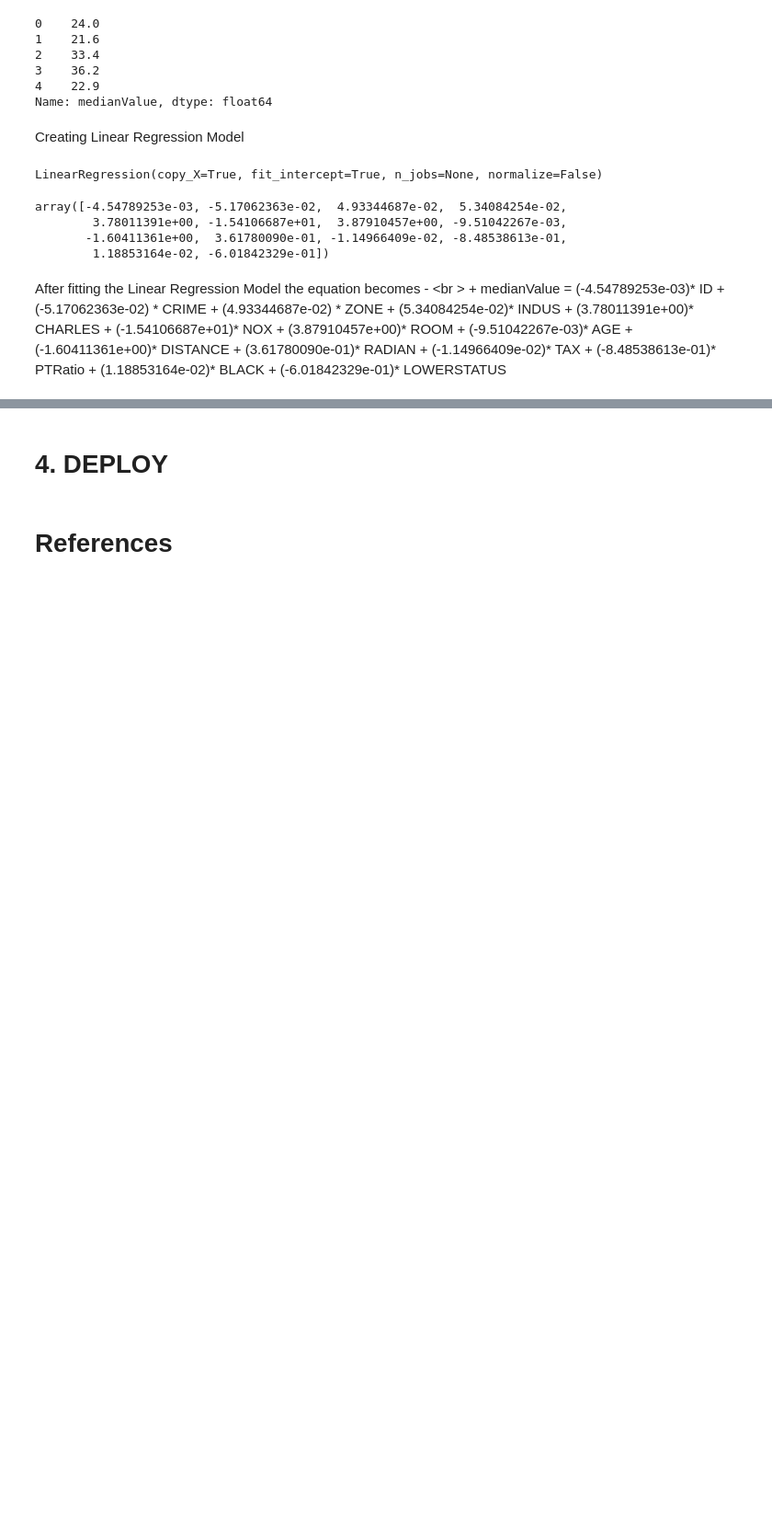
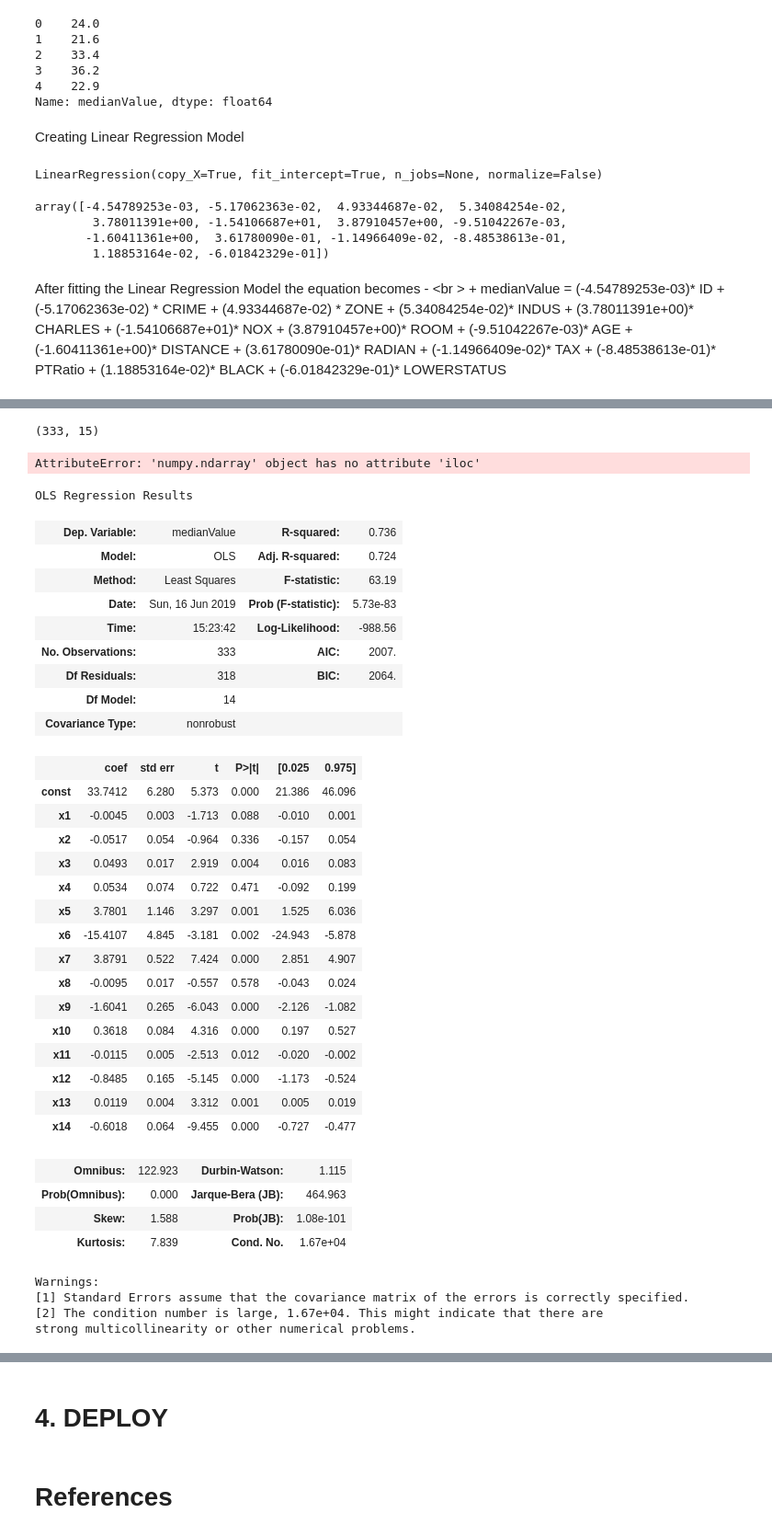
Before and after one commit to varushij/Boston-Housing, a Jupyter notebook: Boston Housing Prices.ipynb, the cells around one changed output, grey strips where cells are left out. Shown at 92% size. Drawn from its saved outputs; the diff is of its cells as text; code cells hidden in the pictures; blank space fills up the shorter version.

```diff
--- a/Boston Housing Prices.ipynb
+++ b/Boston Housing Prices.ipynb
@@ -271,0 +301,3 @@ After fitting the Linear Regression Model the equation becomes -  <br \>
+# %%
+opt_features = statsmodels.tools.add_constant(features)
+opt_features.head()
@@ -271,0 +311,47 @@ After fitting the Linear Regression Model the equation becomes -  <br \>
+# %%
+opt_features.shape
+# %% [output]
+(333, 15)
+# %%
+opt_features = opt_features.iloc[:,:].values
+# %% [output]
+AttributeError: 'numpy.ndarray' object has no attribute 'iloc'
+# %%
+opt_features = opt_features[:,[0,1,2,3,4,5,6,7,8,9,10,11,12,13,14]]
+lr_OLS = sm.OLS(endog = target, exog = opt_features).fit()
+lr_OLS.summary()
+# %% [output]
+OLS Regression Results
+| Dep. Variable: | medianValue | R-squared: | 0.736 |
+| Model: | OLS | Adj. R-squared: | 0.724 |
+| Method: | Least Squares | F-statistic: | 63.19 |
+| Date: | Sun, 16 Jun 2019 | Prob (F-statistic): | 5.73e-83 |
+| Time: | 15:23:42 | Log-Likelihood: | -988.56 |
+| No. Observations: | 333 | AIC: | 2007. |
+| Df Residuals: | 318 | BIC: | 2064. |
+| Df Model: | 14 |  |  |
+| Covariance Type: | nonrobust |  |  |
+|  | coef | std err | t | P>|t| | [0.025 | 0.975] |
+| const | 33.7412 | 6.280 | 5.373 | 0.000 | 21.386 | 46.096 |
+| x1 | -0.0045 | 0.003 | -1.713 | 0.088 | -0.010 | 0.001 |
+| x2 | -0.0517 | 0.054 | -0.964 | 0.336 | -0.157 | 0.054 |
+| x3 | 0.0493 | 0.017 | 2.919 | 0.004 | 0.016 | 0.083 |
+| x4 | 0.0534 | 0.074 | 0.722 | 0.471 | -0.092 | 0.199 |
+| x5 | 3.7801 | 1.146 | 3.297 | 0.001 | 1.525 | 6.036 |
+| x6 | -15.4107 | 4.845 | -3.181 | 0.002 | -24.943 | -5.878 |
+| x7 | 3.8791 | 0.522 | 7.424 | 0.000 | 2.851 | 4.907 |
+| x8 | -0.0095 | 0.017 | -0.557 | 0.578 | -0.043 | 0.024 |
+| x9 | -1.6041 | 0.265 | -6.043 | 0.000 | -2.126 | -1.082 |
+| x10 | 0.3618 | 0.084 | 4.316 | 0.000 | 0.197 | 0.527 |
+| x11 | -0.0115 | 0.005 | -2.513 | 0.012 | -0.020 | -0.002 |
+| x12 | -0.8485 | 0.165 | -5.145 | 0.000 | -1.173 | -0.524 |
+| x13 | 0.0119 | 0.004 | 3.312 | 0.001 | 0.005 | 0.019 |
+| x14 | -0.6018 | 0.064 | -9.455 | 0.000 | -0.727 | -0.477 |
+| Omnibus: | 122.923 | Durbin-Watson: | 1.115 |
+| Prob(Omnibus): | 0.000 | Jarque-Bera (JB): | 464.963 |
+| Skew: | 1.588 | Prob(JB): | 1.08e-101 |
+| Kurtosis: | 7.839 | Cond. No. | 1.67e+04 |
+Warnings:
+[1] Standard Errors assume that the covariance matrix of the errors is correctly specified.
+[2] The condition number is large, 1.67e+04. This might indicate that there are
+strong multicollinearity or other numerical problems.
```
Also changed, not shown: parts of 19 cells of this notebook.
